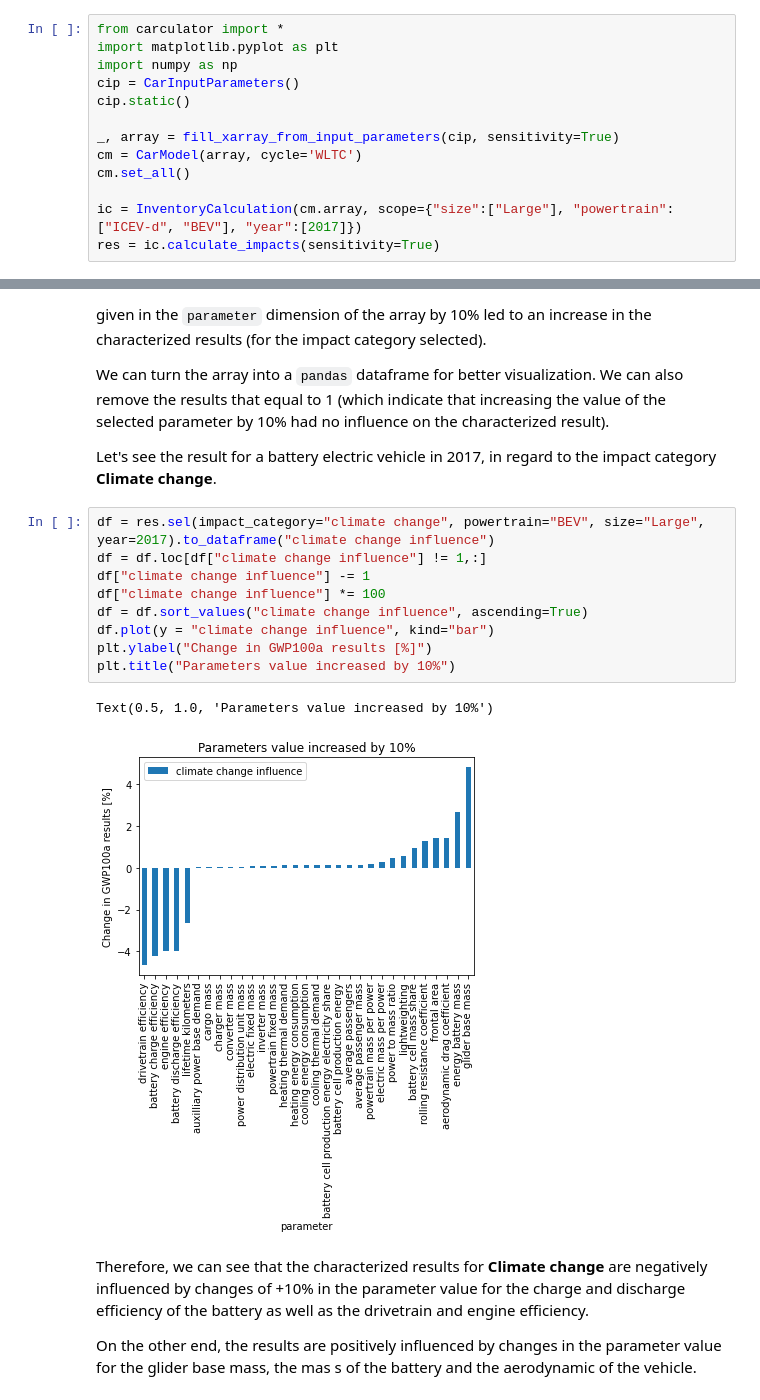
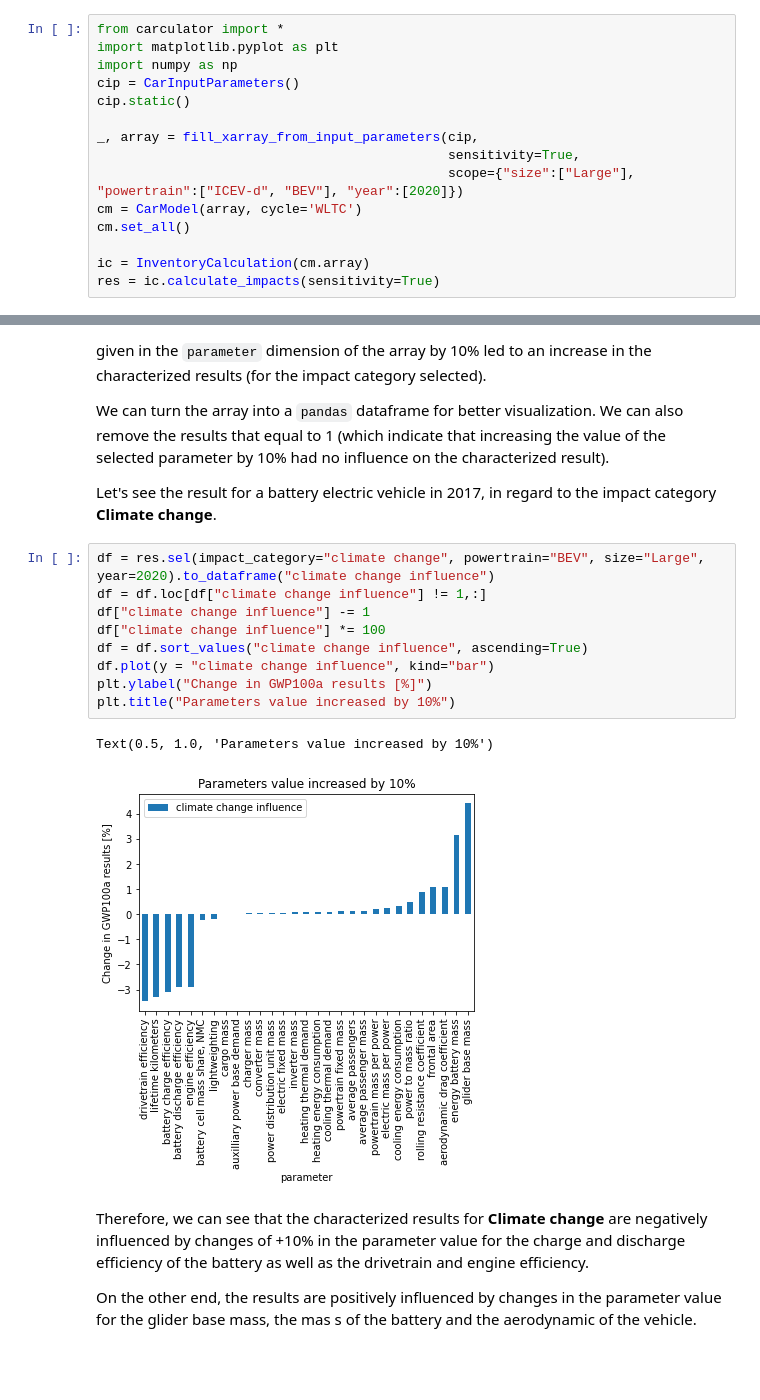
Before and after one commit to romainsacchi/carculator, a Jupyter notebook: examples/Examples.ipynb, the cells around one changed output, grey strips where cells are left out. Saved outputs shown, nothing was run; the diff lists cells and outputs as text; blank space fills up the shorter version.

```diff
--- a/examples/Examples.ipynb
+++ b/examples/Examples.ipynb
@@ -1028,11 +1045,13 @@ import numpy as np
 cip = CarInputParameters()
 cip.static()
 
-_, array = fill_xarray_from_input_parameters(cip, sensitivity=True)
+_, array = fill_xarray_from_input_parameters(cip,
+                                             sensitivity=True,
+                                             scope={"size":["Large"], "powertrain":["ICEV-d", "BEV"], "year":[2020]})
 cm = CarModel(array, cycle='WLTC')
 cm.set_all()
 
-ic = InventoryCalculation(cm.array, scope={"size":["Large"], "powertrain":["ICEV-d", "BEV"], "year":[2017]})
+ic = InventoryCalculation(cm.array)
 res = ic.calculate_impacts(sensitivity=True)
 # %% [output]
 ****************** IMPORTANT BACKGROUND PARAMETERS ******************
@@ -1052,17 +1068,17 @@ We can turn the array into a `pandas` dataframe for better visualization. We can
 
 Let's see the result for a battery electric vehicle in 2017, in regard to the impact category **Climate change**.
 # %%
-df = res.sel(impact_category="climate change", powertrain="BEV", size="Large", year=2017).to_dataframe("climate change influence")
+df = res.sel(impact_category="climate change", powertrain="BEV", size="Large", year=2020).to_dataframe("climate change influence")
 df = df.loc[df["climate change influence"] != 1,:]
 df["climate change influence"] -= 1
 df["climate change influence"] *= 100
 df = df.sort_values("climate change influence", ascending=True)
 df.plot(y = "climate change influence", kind="bar")
 plt.ylabel("Change in GWP100a results [%]")
 plt.title("Parameters value increased by 10%")
 # %% [output]
 Text(0.5, 1.0, 'Parameters value increased by 10%')
-[figure, old version]
+[figure, new version]
 # %% [markdown]
 Therefore, we can see that the characterized results for **Climate change** are negatively influenced by changes of +10% in the parameter value for the charge and discharge efficiency of the battery as well as the drivetrain and engine efficiency.
 
```
Also changed, not shown: parts of 13 cells of this notebook.
